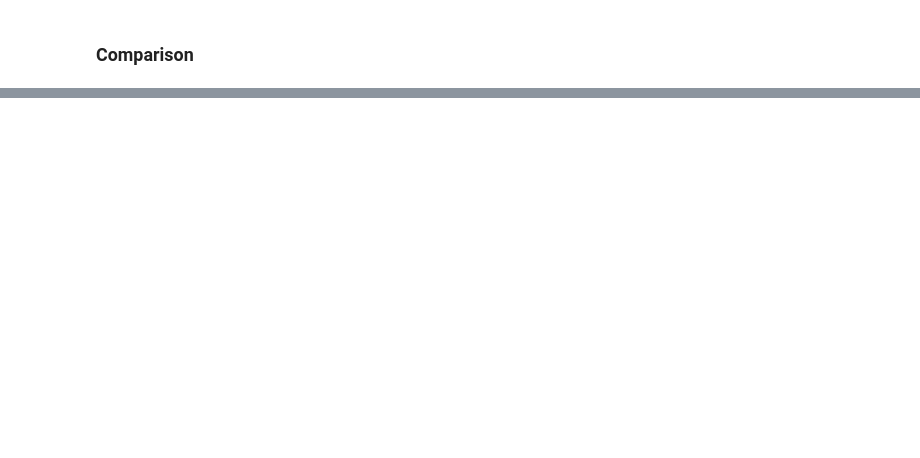
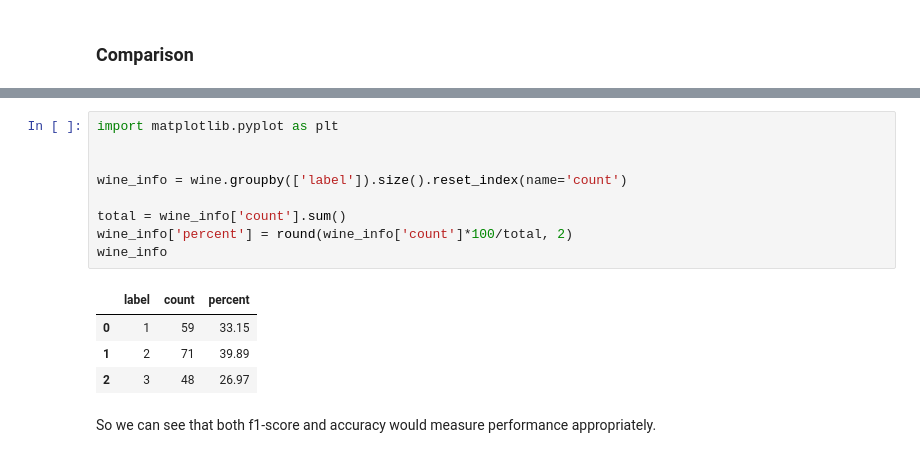
Before and after one commit to Minam7/CMPT820, a Jupyter notebook: HW2/A2Q3.ipynb, the cells around one changed output, grey strips where cells are left out. Cells and saved outputs as stored; diff of their text form; blank space fills up the shorter version.

```diff
--- a/HW2/A1Q3.ipynb
+++ b/HW2/A2Q3.ipynb
@@ -298,0 +305,16 @@ the data?
+# %%
+import matplotlib.pyplot as plt
+
+
+wine_info = wine.groupby(['label']).size().reset_index(name='count')
+
+total = wine_info['count'].sum()
+wine_info['percent'] = round(wine_info['count']*100/total, 2)
+wine_info
+# %% [output]
+|  | label | count | percent |
+| 0 | 1 | 59 | 33.15 |
+| 1 | 2 | 71 | 39.89 |
+| 2 | 3 | 48 | 26.97 |
+# %% [markdown]
+So we can see that both f1-score and accuracy would measure performance appropriately.
```
Also changed, not shown: parts of 7 cells of this notebook, 2 other files.
